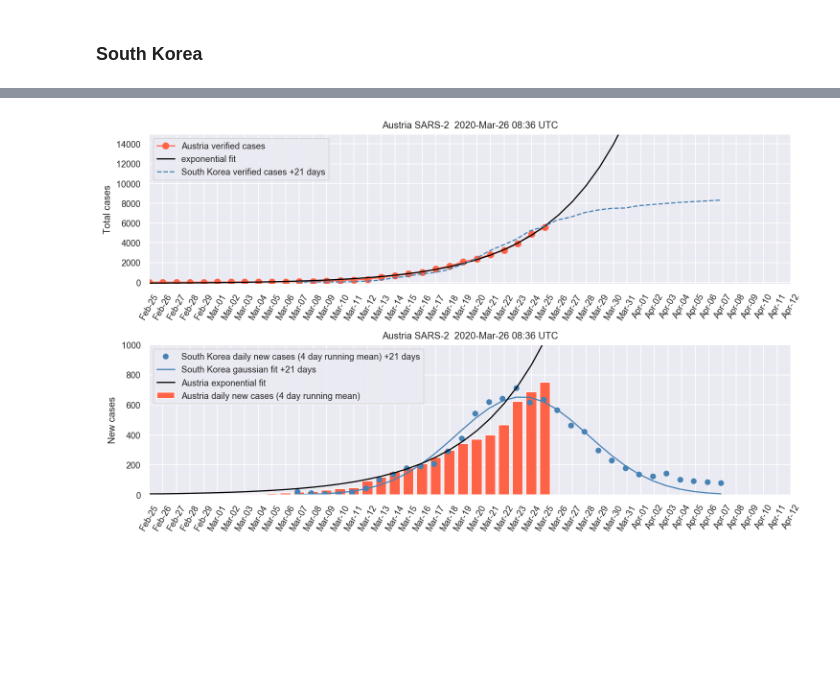
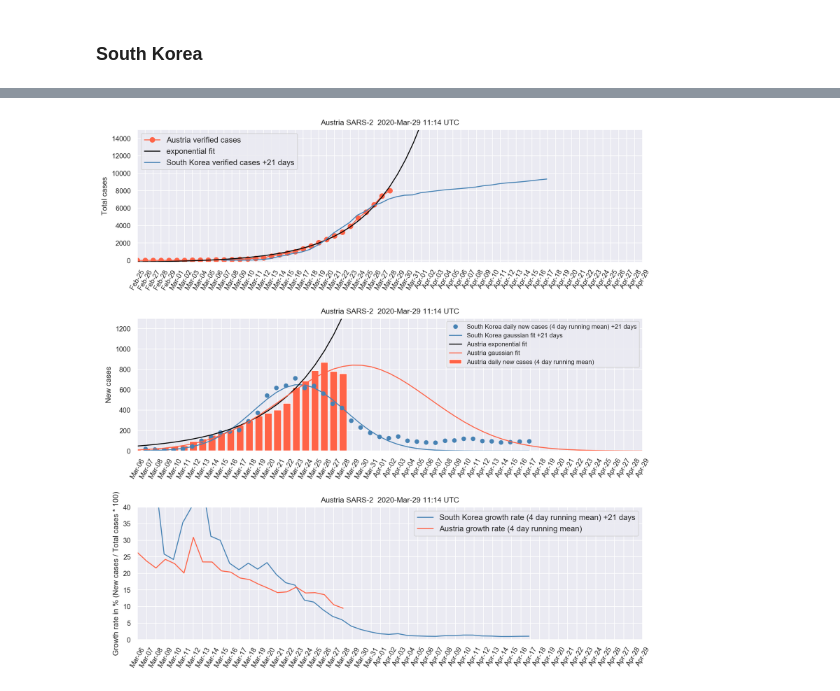
Before and after one commit to cmoestl/sars2_austria, a Jupyter notebook: plot_cases.ipynb, the cells around one changed output, grey strips where cells are left out. Drawn from its saved outputs; the diff is of its cells as text; code cells hidden in the pictures; blank space fills up the shorter version.

Commit message:
added growth rate

```diff
--- a/plot_cases.ipynb
+++ b/plot_cases.ipynb
@@ -77,10 +77,12 @@ ypad = np.pad(newcases1, (N//2, N-1-N//2), mode='edge')
 newcases = np.convolve(ypad, np.ones((N,))/N, mode='valid')
 print('4 day running mean of daily new cases',newcases)
 
+
+
 dates1=parse_time(dates).plot_date
 dates1=dates1-dates1[0]
 
-t_end2=parse_time('2020-04-13 23:00').datetime
+t_end2=parse_time('2020-04-30 23:00').datetime
 
 dates_fut=parse_time([t_start + datetime.timedelta(days=n) for n in range((t_end2 - t_start).days)]).plot_date
 dates_fut1=dates_fut-dates_fut[0]
@@ -136,7 +138,7 @@ Gaussian fit parameters: [1946.15789484   45.16335433   11.73674903]
 ### South Korea
 # %%
 t_start_sk=parse_time('2020-02-15 20:00').datetime
-t_end_sk=parse_time('2020-03-18 20:00').datetime
+t_end_sk=parse_time('2020-03-28 20:00').datetime
 
 t_start_sk=t_start_sk+datetime.timedelta(days=south_korea_offset)
 t_end_sk=t_end_sk+datetime.timedelta(days=south_korea_offset)
@@ -148,14 +150,13 @@ dates_sk1=dates_sk1-dates_sk1[0]
 print(parse_time(dates_sk).iso)
 cases_sk=np.array([28, 29, 30, 31, 58, 111, 209, 436,602, 833, 977, 1261, 1766, 2337,\
                    3150,3736, 4335,5186,5621,6284,6593,7041,7313,7478,7513,7755,7869,\
-                   7979,8086,8162,8236,8320])
+                   7979,8086,8162,8236,8320,   8413, 8565,8652,8799,8897,8961,9037,9137,9241,9332])
 #print(cases_sk)
 #print(len(cases_sk),len(dates_sk))
 newcases_sk1=np.diff(cases_sk,prepend=0)
 print(newcases_sk1)
 
-#do running mean with 4 day window for moving averages
-N=4
+#do running mean with 4 day window for moving averages, N is defined earlier
 ypad = np.pad(newcases_sk1, (N//2, N-1-N//2), mode='edge')
 newcases_sk = np.convolve(ypad, np.ones((N,))/N, mode='valid')
 print('smoothed daily newcases:',newcases_sk)
@@ -191,45 +192,76 @@ Gaussian fit parameters: [653.56777277  16.44982346  -4.85395572]
 # %%
-plt.figure(1,figsize=(10,6),dpi=150)
-ax1 = plt.subplot(211)
+plt.close('all')
+plt.figure(1,figsize=(10,10),dpi=200)
+
+
+### 1
+ax1 = plt.subplot(311)
 
 ax1.plot(dates,cases,marker='o',color='tomato',label=country+' verified cases',markersize=6)
 ax1.plot(dates_fut,fit,linestyle='-',color='k',label='exponential fit')
 #ax2.plot(dates_fut,np.gradient(fitl),color='black',label='linear fit')
-ax1.plot(dates_sk,cases_sk,linestyle='--',color='steelblue',label='South Korea verified cases +'+str(south_korea_offset)+' days')
-
+ax1.plot(dates_sk,cases_sk,linestyle='-',color='steelblue',label='South Korea verified cases +'+str(south_korea_offset)+' days')
 
 ax1.xaxis.set_major_formatter( matplotlib.dates.DateFormatter('%b-%d') )
-ax1.set_xlim([dates_fut[0],dates_fut[-1]])
+ax1.set_xlim([dates_fut[10]+10,dates_fut[-1]])
 plt.xticks(rotation=60)
 plt.ylabel('Total cases')
 plt.ylim(-200,15000)
 plt.title(country+' SARS-2  '+now+ ' UTC')
-plt.legend()
+plt.legend(loc=2, fontsize=10)
 ax1.set_xticks(dates_fut)
 
-
-ax2 = plt.subplot(212)
-
-
-
+### 2
+ax2 = plt.subplot(312)
 ax2.plot(dates_sk,newcases_sk,linestyle='',marker='o',color='steelblue',label='South Korea daily new cases (4 day running mean) +'+str(south_korea_offset)+' days')
 #ax2.bar(dates_sk,np.gradient(cases_sk),color='steelblue',label='South Korea daily new cases +'+str(south_korea_offset)+' days')
 ax2.plot(dates_sk,ygfit_sk,'steelblue',label='South Korea gaussian fit +'+str(south_korea_offset)+' days')
 
 ax2.bar(dates,newcases,color='tomato',label=country+' daily new cases (4 day running mean)')
 ax2.plot(dates_fut,np.gradient(fit),color='black',label=country+' exponential fit')
+ax2.plot(dates_fut,ygfit,color='tomato',linestyle='-',label=country+' gaussian fit')
+
+ax2.xaxis.set_major_formatter( matplotlib.dates.DateFormatter('%b-%d') )
+plt.xticks(rotation=60)
+plt.ylabel('New cases')
+plt.title(country+' SARS-2  '+now + ' UTC')
+ax2.set_xticks(dates_fut)
+plt.ylim(0,1300)
+
+ax2.set_xlim([dates_fut[0]+10,dates_fut[-1]])
+
+plt.legend(loc=1,fontsize=8)
+
+
+### 3
+#define growth rate as newcases/cases
+grow=newcases/cases*100
+grow_sk=newcases_sk/cases_sk*100
+
+ax3 = plt.subplot(313)
+#ax2.bar(dates_sk,np.gradient(cases_sk),color='steelblue',label='South Korea daily new cases +'+str(south_korea_offset)+' days')
+#ax2.plot(dates_sk,ygfit_sk,'steelblue',label='South Korea gaussian fit +'+str(south_korea_offset)+' days')
+ax3.plot(dates_sk,grow_sk,linestyle='-',marker='o',color='steelblue',label='South Korea growth rate (4 day running mean) +'+str(south_korea_offset)+' days')
+
+ax3.bar(dates,grow,color='tomato',label=country+' growth rate (4 day running mean)')
+#ax3.plot(dates,grow,color='tomato',label=country+' growth rate (4 day running mean)')
+
+
+#ax2.plot(dates_fut,np.gradient(fit),color='black',label=country+' exponential fit')
 #ax2.plot(dates_fut,ygfit,color='tomato',linestyle='-',label=country+' gaussian fit')
 
-ax2.xaxis.set_major_formatter( matplotlib.dates.DateFormatter('%b-%d') )
+ax3.xaxis.set_major_formatter( matplotlib.dates.DateFormatter('%b-%d') )
+plt.xticks(rotation=60)
+plt.ylabel('Growth rate in % (New cases / Total cases * 100)')
+plt.title(country+' SARS-2  '+now + ' UTC')
+ax3.set_xticks(dates_fut)
+plt.ylim(0,40)
 
-plt.xticks(rotation=60)
-plt.ylabel('New cases')
-ax2.set_xlim([dates_fut[0],dates_fut[-1]])
-plt.title(country+' SARS-2  '+now + ' UTC')
-ax2.set_xticks(dates_fut)
-plt.ylim(0,1000)
+ax3.set_xlim([dates_fut[0]+10,dates_fut[-1]])
 
-plt.legend(loc=2)
+plt.legend(loc=1,fontsize=10)
+
+
 
 plt.tight_layout()
 print('current total cases '+country,cases[-1])
@@ -240 +272 @@ current total cases Austria 5560
-[figure, old version]
+[figure, new version]
```
Also changed, not shown: parts of 6 cells of this notebook, 3 other files.
